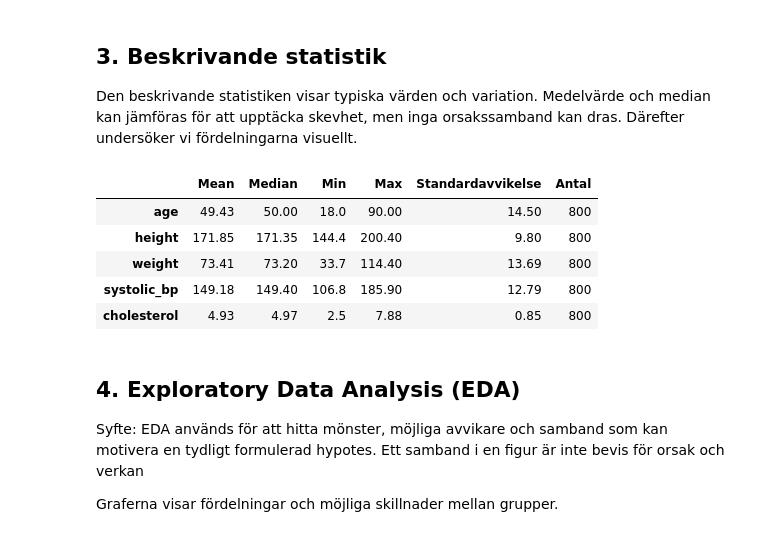
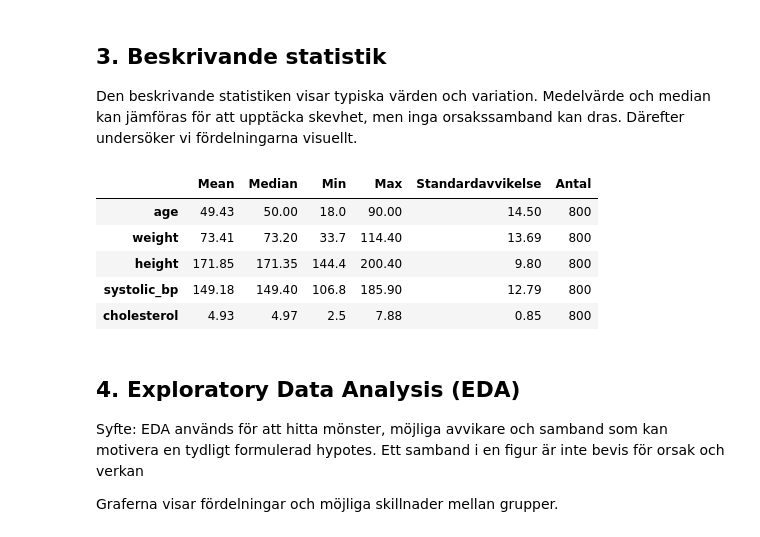
Before and after one commit to SelviKumarasamy/Health_Study, a Jupyter notebook: notebooks/health_study_analysis.ipynb, the cells around one changed output. Saved outputs shown, nothing was run; the diff lists cells and outputs as text; code cells hidden in the pictures.

```diff
--- a/notebooks/health_study_analysis.ipynb
+++ b/notebooks/health_study_analysis.ipynb
@@ -27,11 +55,7 @@ plt.rcParams["figure.figsize"] = (12, 7)
 # %%
-df = pd.read_csv("data/health_study_dataset.csv")
-
+analyzer = HealthAnalyzer(DATA_PATH)
+df = analyzer.df
+print('Datasetets form:', df.shape)
 display(df.head())
-print("Antal rader och kolumner:", df.shape)
-print("\\nDatatyper:")
-display(df.dtypes)
-print("\\nSaknade värden:")
-display(df.isna().sum())
-print("\\nAntal duplicerade rader:", df.duplicated().sum())
+display(df.dtypes.to_frame('Datatyp'))
 # %% [output]
@@ -129,40 +143,13 @@ Kategorierna kodas som F/M, Yes/No och 0/1. BMI är en härledd variabel, inte e
 
 Den beskrivande statistiken visar typiska värden och variation. Medelvärde och median kan jämföras för att upptäcka skevhet, men inga orsakssamband kan dras. Därefter undersöker vi fördelningarna visuellt.
 # %%
-# numeriska column
 
-numeric_columns = [
-    "age",
-    "height",
-    "weight",
-    "systolic_bp",
-    "cholesterol"
-]
-
-#  Beskrivande statistik
-mean = df[numeric_columns].mean()
-median = df[numeric_columns].median()
-min = df[numeric_columns].min()
-max = df[numeric_columns].max()
-std = df[numeric_columns].std()
-count = df[numeric_columns].count()
-
-
-statistics = pd.DataFrame({
-    "Mean": mean,
-    "Median": median,
-    "Min": min,
-    "Max": max,
-    "Standardavvikelse": std,
-    "Antal": count
-})
-
-statistics.round(2)
+display(analyzer.describe().round(2))
 # %% [output]
 |  | Mean | Median | Min | Max | Standardavvikelse | Antal |
 | age | 49.43 | 50.00 | 18.0 | 90.00 | 14.50 | 800 |
+| weight | 73.41 | 73.20 | 33.7 | 114.40 | 13.69 | 800 |
 | height | 171.85 | 171.35 | 144.4 | 200.40 | 9.80 | 800 |
-| weight | 73.41 | 73.20 | 33.7 | 114.40 | 13.69 | 800 |
 | systolic_bp | 149.18 | 149.40 | 106.8 | 185.90 | 12.79 | 800 |
 | cholesterol | 4.93 | 4.97 | 2.5 | 7.88 | 0.85 | 800 |
 # %% [markdown]
```
Also changed, not shown: parts of 55 cells of this notebook, 33 other files.
